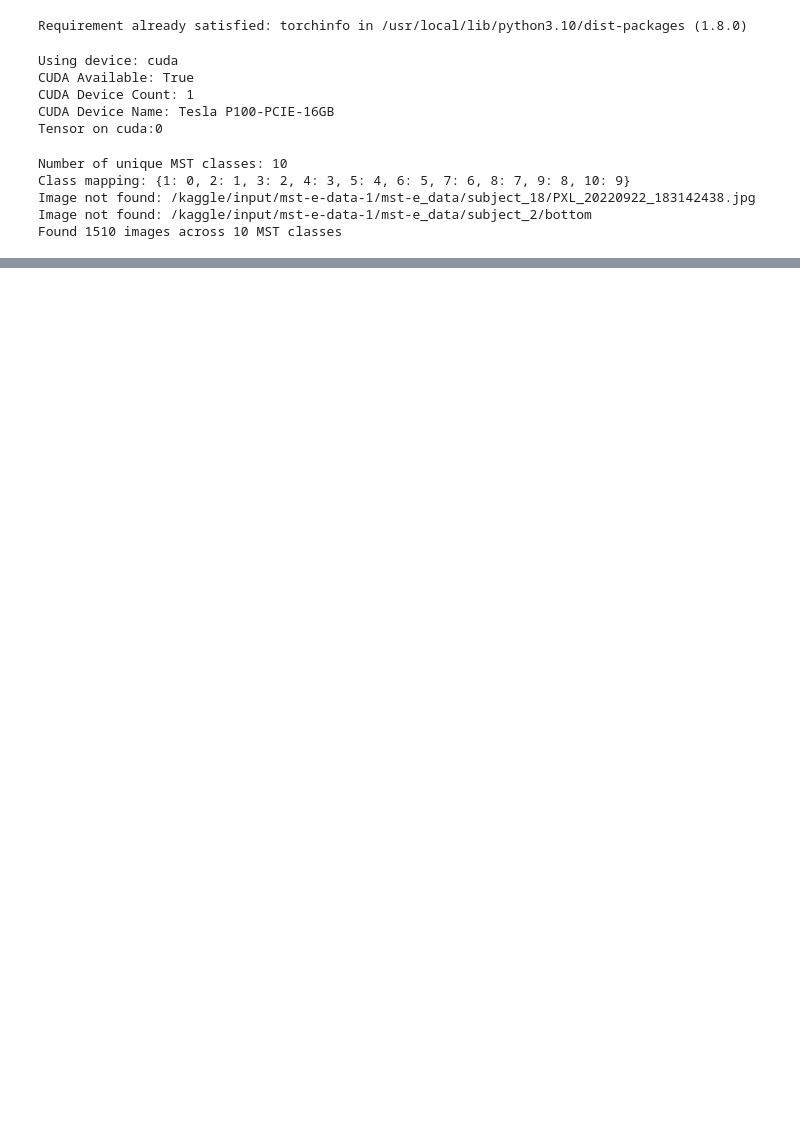
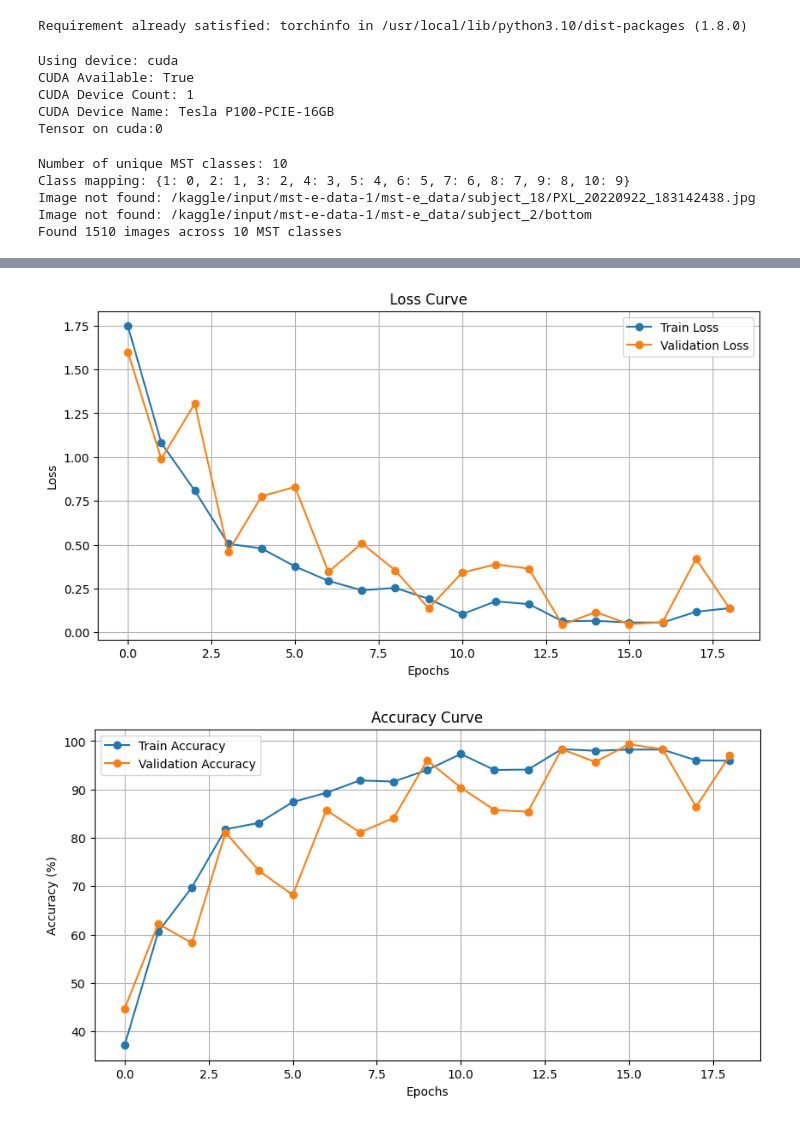
Before and after one commit to thecoderwithHat/Skin_tone-detector-and-makeup-recommender, a Jupyter notebook: notebook5d95578c5e.ipynb, the cells around one changed output, grey strips where cells are left out. Cells and saved outputs as stored; diff of their text form; code cells hidden in the pictures; blank space fills up the shorter version.

```diff
--- a/notebook5d95578c5e.ipynb
+++ b/notebook5d95578c5e.ipynb
@@ -389,0 +678,25 @@ plt.show()
+# %%
+# Plot Loss Curve
+plt.figure(figsize=(10, 5))
+plt.plot(train1_losses, label="Train Loss", marker="o")
+plt.plot(val1_losses, label="Validation Loss", marker="o")
+plt.xlabel("Epochs")
+plt.ylabel("Loss")
+plt.title("Loss Curve")
+plt.legend()
+plt.grid()
+plt.show()
+
+# Plot Accuracy Curve
+plt.figure(figsize=(10, 5))
+plt.plot(train1_accuracies, label="Train Accuracy", marker="o")
+plt.plot(val1_accuracies, label="Validation Accuracy", marker="o")
+plt.xlabel("Epochs")
+plt.ylabel("Accuracy (%)")
+plt.title("Accuracy Curve")
+plt.legend()
+plt.grid()
+plt.show()
+# %% [output]
+[figure, added]
+[figure, added]
```
Also changed, not shown: parts of 7 cells of this notebook.
